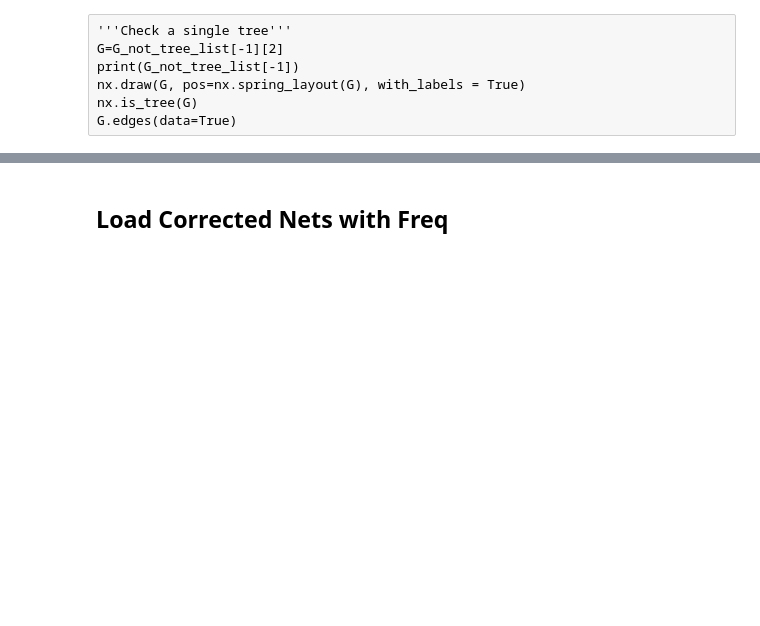
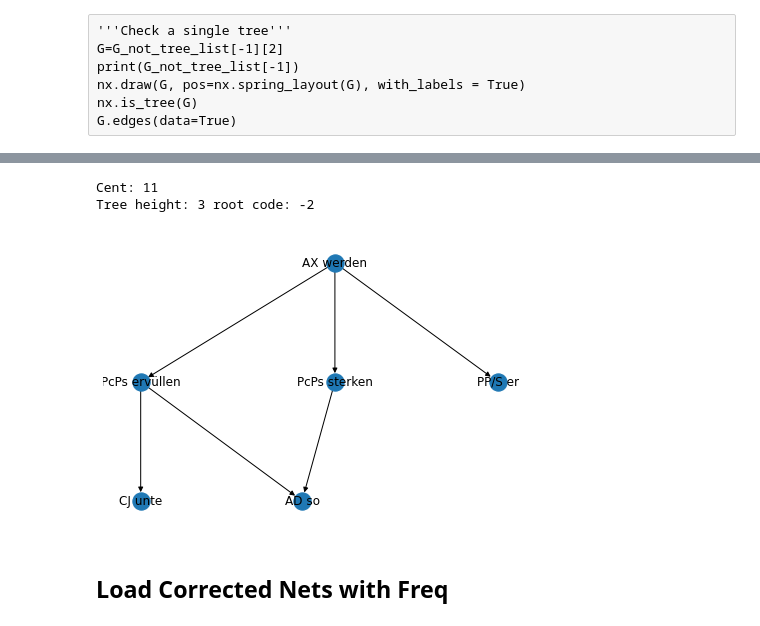
Before and after one commit to bravandi/hierarchical-syntactic-networks, a Jupyter notebook: polyarchy analysis.ipynb, the cells around one changed output, grey strips where cells are left out. Cells and saved outputs as stored; diff of their text form; code cells hidden in the pictures; blank space fills up the shorter version.

```diff
--- a/polyarchy analysis.ipynb
+++ b/polyarchy analysis.ipynb
@@ -449,22 +571,26 @@ print('Tree height:', len(set([v[1] for v in pos.values()])))
 # %%
 '''
 Visualize a bad Tree
 '''
 # https://stackoverflow.com/questions/57512155/how-to-draw-a-tree-more-beautifully-in-networkx
 # from networkx.drawing.nx_pydot import graphviz_layout
 # pos = graphviz_layout(giant, prog="circo")
 
 # https://stackoverflow.com/questions/29586520/can-one-get-hierarchical-graphs-from-networkx-with-python-3/29597209#29597209
 index_tree = [0, 515, 400][0]
 
-row_number, G = G_not_tree_list[index_tree]
+row_number, root_code, G = G_not_tree_list[cent][index_tree]
 
 pos=graphviz_layout(G, prog=['dot', 'twopi', 'sfdp', 'circo'][0])
 
 nx.draw(G, pos=pos, with_labels = True)
 
 # nx.draw(giant, pos=nx.spring_layout(giant), with_labels = True)
 print('Cent:', cent)
-print('Tree height:', len(set([v[1] for v in pos.values()])))
+print('Tree height:', len(set([v[1] for v in pos.values()])), 'root code:', root_code)
+# %% [output]
+Cent: 11
+Tree height: 3 root code: -2
+[figure, added]
 # %% [markdown]
 ## Load Corrected Nets with Freq
```
Also changed, not shown: parts of 44 cells of this notebook.
